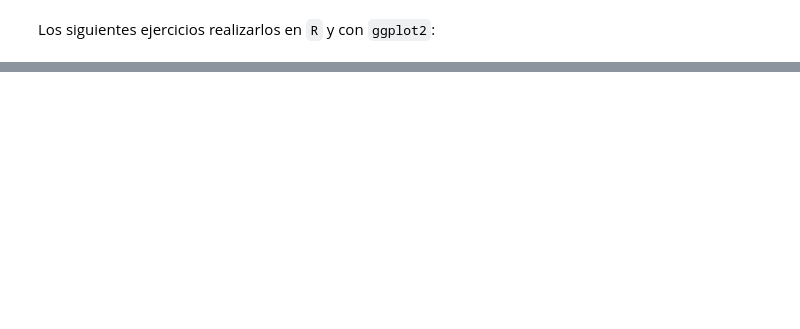
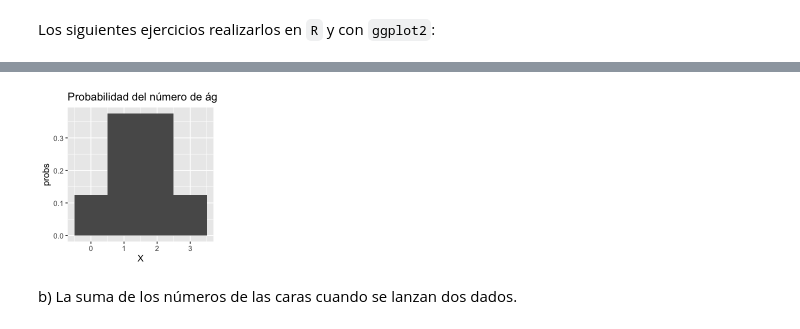
Before and after one commit to Roberto919/Propedeutico, a Jupyter notebook: Ejercicios_clase/R/2_probabilidad/7_variables_aleatorias.ipynb, the cells around one changed output, grey strips where cells are left out. Drawn from its saved outputs; the diff is of its cells as text; code cells hidden in the pictures; blank space fills up the shorter version.

```diff
--- a/Ejercicios_clase/R/2_probabilidad/7_variables_aleatorias.ipynb
+++ b/Ejercicios_clase/R/2_probabilidad/7_variables_aleatorias.ipynb
@@ -467,0 +529,7 @@ c) ¿Cuál debería de ser el premio mínimo para que se pudiese garantizar “s
+# %%
+S <- tosscoin(3, makespace=T)
+# %%
+S$X <- rowSums(S[c('toss1', 'toss2', 'toss3')] == 'T')
+# %%
+Xps <- marginal(S, vars='X')
+Xps
@@ -467,0 +544,11 @@ c) ¿Cuál debería de ser el premio mínimo para que se pudiese garantizar “s
+# %%
+ggplot(
+    data=Xps,
+    aes(x=X, y=probs)
+) +
+geom_col(width=1) +
+ggtitle('Probabilidad del número de águilas lanzando 3 monedas')
+# %% [output]
+[figure, added]
+# %% [markdown]
+b) La suma de los números de las caras cuando se lanzan dos dados.
```
Also changed, not shown: parts of 43 cells of this notebook, 7 other files.
